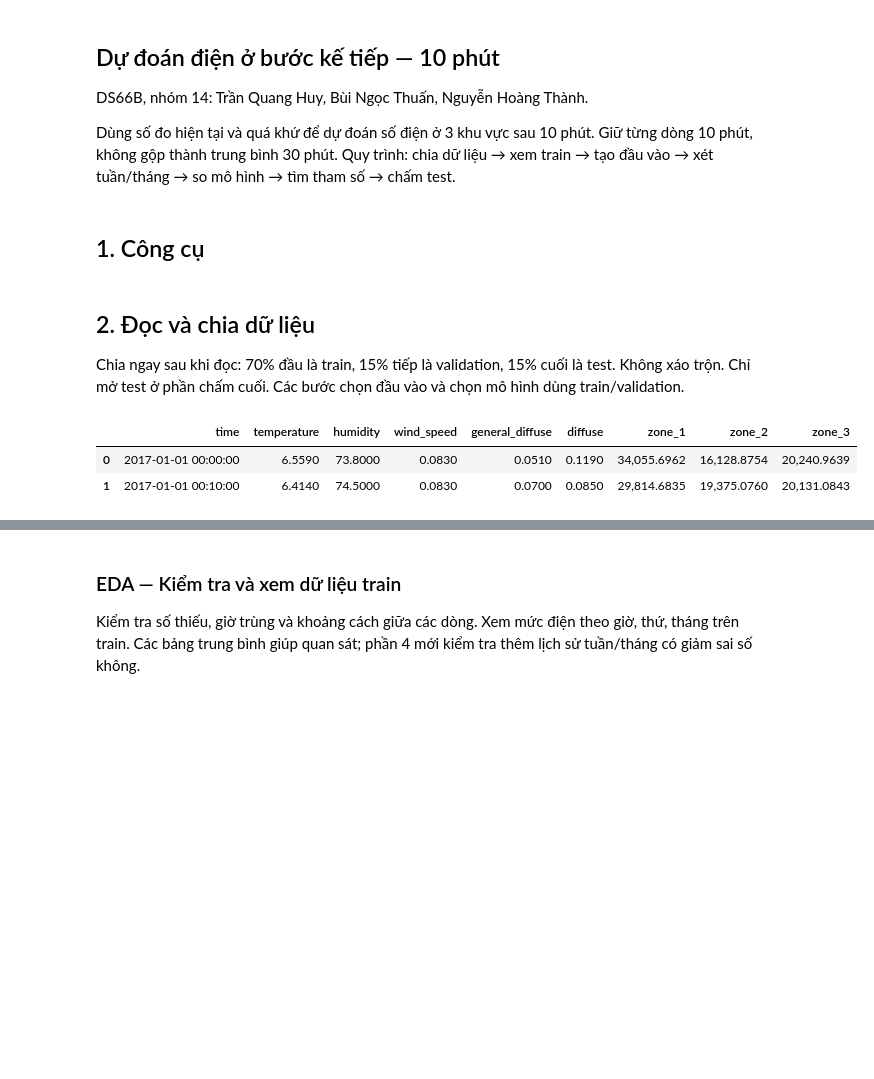
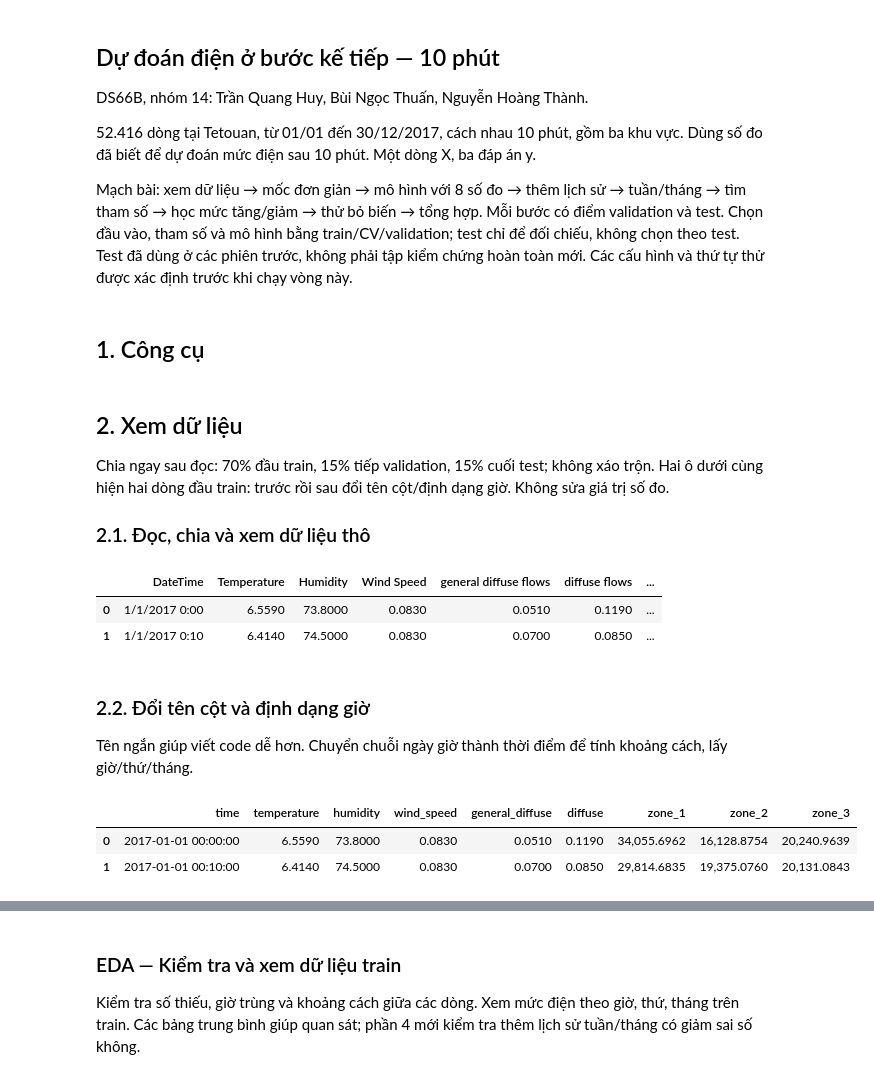
Before and after one commit to huy1907ddddddd/DS66B_group_14, a Jupyter notebook: notebooks/GridWatch_Colab.ipynb, the cells around one changed output, grey strips where cells are left out. Drawn from its saved outputs; the diff is of its cells as text; code cells hidden in the pictures; blank space fills up the shorter version.

```diff
--- a/notebooks/GridWatch_Colab.ipynb
+++ b/notebooks/GridWatch_Colab.ipynb
@@ -2,9 +2,12 @@
 ## Dự đoán điện ở bước kế tiếp — 10 phút
 DS66B, nhóm 14: Trần Quang Huy, Bùi Ngọc Thuấn, Nguyễn Hoàng Thành.
 
-Dùng số đo hiện tại và quá khứ để dự đoán số điện ở 3 khu vực sau 10 phút.
-Giữ từng dòng 10 phút, không gộp thành trung bình 30 phút.
-Quy trình: chia dữ liệu → xem train → tạo đầu vào → xét tuần/tháng → so mô hình → tìm tham số → chấm test.
+52.416 dòng tại Tetouan, từ 01/01 đến 30/12/2017, cách nhau 10 phút, gồm ba khu vực.
+Dùng số đo đã biết để dự đoán mức điện sau 10 phút. Một dòng X, ba đáp án y.
+
+Mạch bài: xem dữ liệu → mốc đơn giản → mô hình với 8 số đo → thêm lịch sử → tuần/tháng → tìm tham số → học mức tăng/giảm → thử bỏ biến → tổng hợp.
+Mỗi bước có điểm validation và test. Chọn đầu vào, tham số và mô hình bằng train/CV/validation; test chỉ để đối chiếu, không chọn theo test.
+Test đã dùng ở các phiên trước, không phải tập kiểm chứng hoàn toàn mới. Các cấu hình và thứ tự thử được xác định trước khi chạy vòng này.
 # %% [markdown]
 ## 1. Công cụ
 # %%
@@ -25,23 +28,34 @@ from sklearn.model_selection import TimeSeriesSplit, GridSearchCV, cross_val_sco
 from sklearn.metrics import mean_absolute_error, mean_squared_error, mean_absolute_percentage_error, r2_score
 pd.options.display.float_format = '{:,.4f}'.format
 # %% [markdown]
-## 2. Đọc và chia dữ liệu
-Chia ngay sau khi đọc: 70% đầu là train, 15% tiếp là validation, 15% cuối là test. Không xáo trộn.
-Chỉ mở test ở phần chấm cuối. Các bước chọn đầu vào và chọn mô hình dùng train/validation.
+## 2. Xem dữ liệu
+Chia ngay sau đọc: 70% đầu train, 15% tiếp validation, 15% cuối test; không xáo trộn.
+Hai ô dưới cùng hiện hai dòng đầu train: trước rồi sau đổi tên cột/định dạng giờ. Không sửa giá trị số đo.
+
+### 2.1. Đọc, chia và xem dữ liệu thô
 # %%
 url = 'https://raw.githubusercontent.com/huy1907ddddddd/DS66B_group_14/eaabc962460c76dc76db4a59d3de5a5dfd6329fd/data/raw/Tetuan%20City%20power%20consumption.csv'
 data = pd.read_csv(url)
 train_end = int(len(data) * 0.70)
 test_start = int(len(data) * 0.85)
-test = data.iloc[test_start:].copy()  # Giữ riêng đến phần 10.
+test = data.iloc[test_start:].copy()
 df = data.iloc[:test_start].copy()
 del data
-weather = ['temperature', 'humidity', 'wind_speed', 'general_diffuse', 'diffuse']
-zones = ['zone_1', 'zone_2', 'zone_3']
-df.columns = ['time'] + weather + zones
-df['time'] = pd.to_datetime(df['time'], format='%m/%d/%Y %H:%M')
-display(df.head(2))
+display(df.iloc[:train_end].head(2))
 # %% [output]
-|  | time | temperature | humidity | wind_speed | general_diffuse | diffuse | zone_1 | zone_2 | zone_3 |
-| 0 | 2017-01-01 00:00:00 | 6.5590 | 73.8000 | 0.0830 | 0.0510 | 0.1190 | 34,055.6962 | 16,128.8754 | 20,240.9639 |
-| 1 | 2017-01-01 00:10:00 | 6.4140 | 74.5000 | 0.0830 | 0.0700 | 0.0850 | 29,814.6835 | 19,375.0760 | 20,131.0843 |
+|  | DateTime | Temperature | Humidity | Wind Speed | general diffuse flows | diffuse flows | ... |
+| 0 | 1/1/2017 0:00 | 6.5590 | 73.8000 | 0.0830 | 0.0510 | 0.1190 | ... |
+| 1 | 1/1/2017 0:10 | 6.4140 | 74.5000 | 0.0830 | 0.0700 | 0.0850 | ... |
+# %% [markdown]
+### 2.2. Đổi tên cột và định dạng giờ
+Tên ngắn giúp viết code dễ hơn. Chuyển chuỗi ngày giờ thành thời điểm để tính khoảng cách, lấy giờ/thứ/tháng.
+# %%
+weather = ['temperature', 'humidity', 'wind_speed', 'general_diffuse', 'diffuse']
+zones = ['zone_1', 'zone_2', 'zone_3']
+df.columns = ['time'] + weather + zones
+df['time'] = pd.to_datetime(df['time'], format='%m/%d/%Y %H:%M')
+display(df.iloc[:train_end].head(2))
+# %% [output]
+|  | time | temperature | humidity | wind_speed | general_diffuse | diffuse | zone_1 | zone_2 | zone_3 |
+| 0 | 2017-01-01 00:00:00 | 6.5590 | 73.8000 | 0.0830 | 0.0510 | 0.1190 | 34,055.6962 | 16,128.8754 | 20,240.9639 |
+| 1 | 2017-01-01 00:10:00 | 6.4140 | 74.5000 | 0.0830 | 0.0700 | 0.0850 | 29,814.6835 | 19,375.0760 | 20,131.0843 |
```
Also changed, not shown: parts of 46 cells of this notebook, 13 other files.
